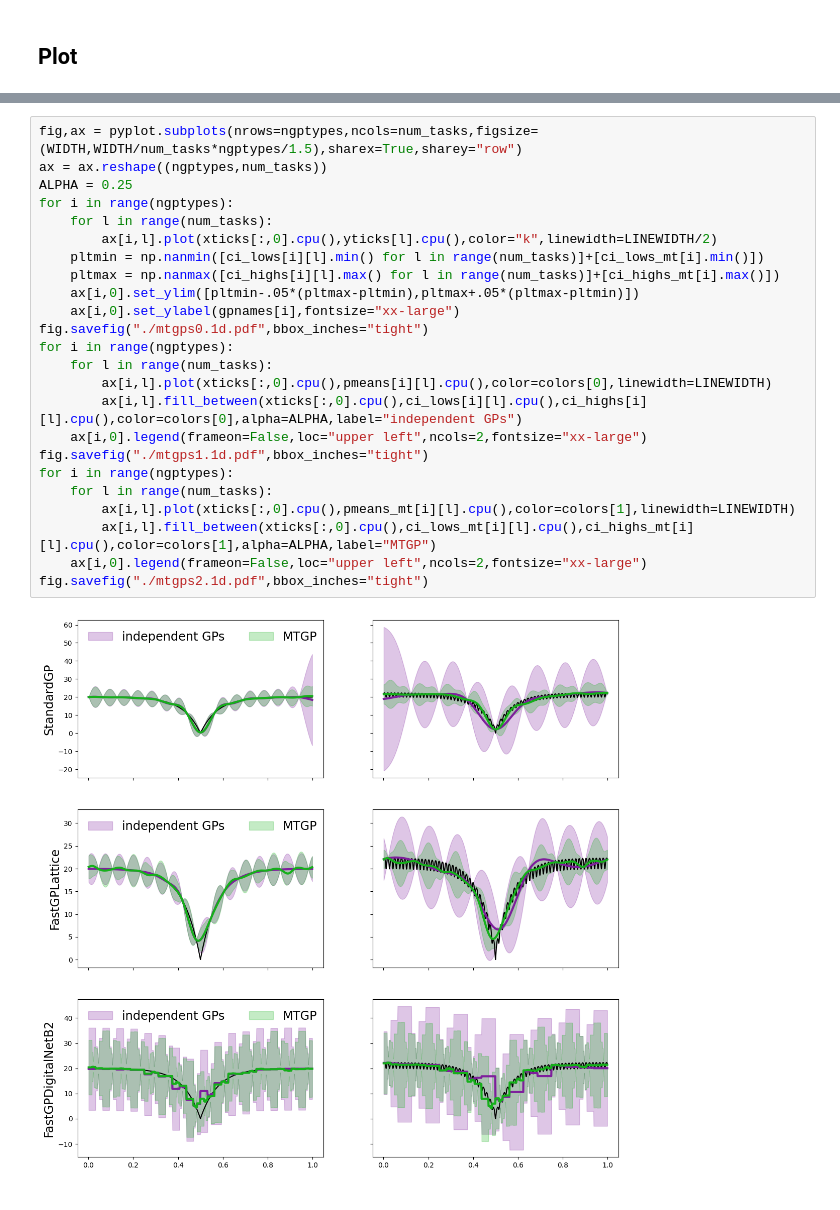
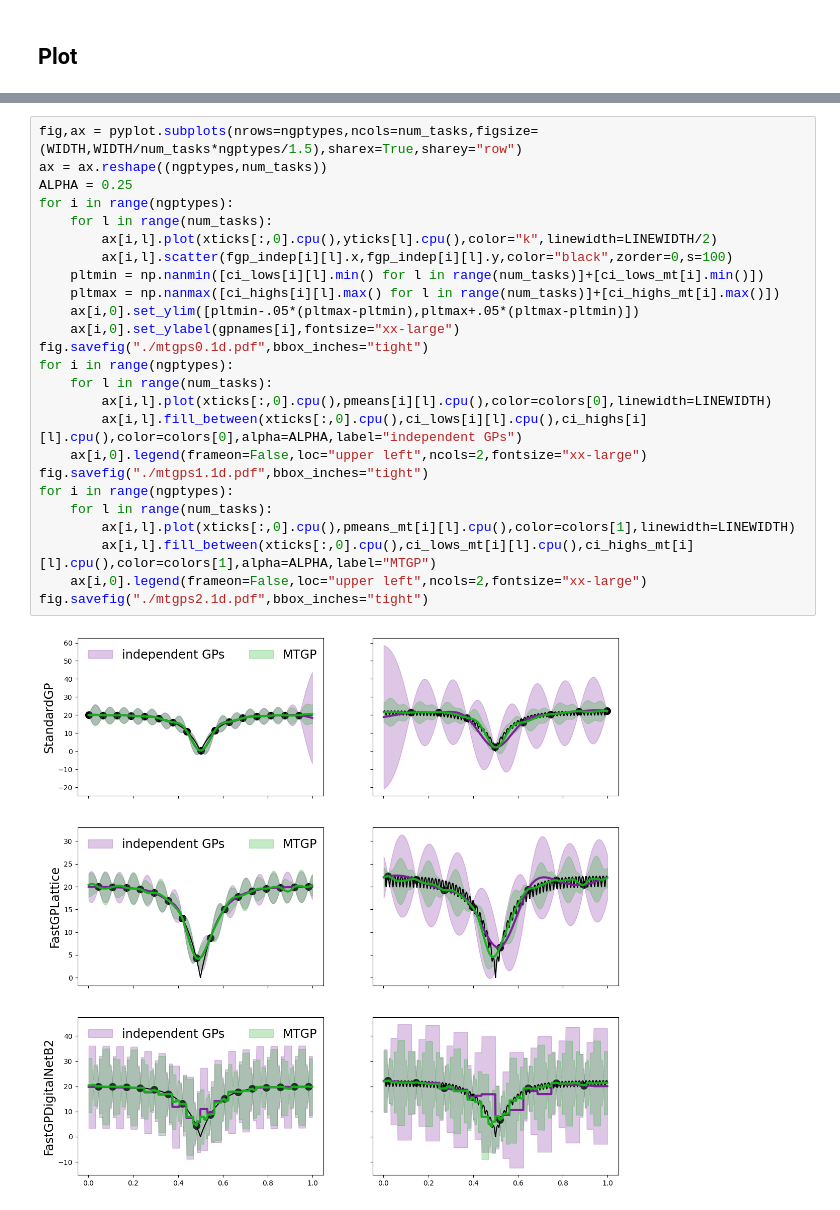
Before and after one commit to alegresor/fastgps, a Jupyter notebook: docs/examples/multitask/compare_1d_gps_plot.ipynb, the cells around one changed output, grey strips where cells are left out. Drawn from its saved outputs; the diff is of its cells as text.

```diff
--- a/docs/examples/multitask/compare_1d_gps_plot.ipynb
+++ b/docs/examples/multitask/compare_1d_gps_plot.ipynb
@@ -156,26 +176,27 @@ pd.DataFrame({gpnames[i]+" task %d"%j: [l2rerrors[i,j].item(),l2rerrors_mt[i,j].
 # %%
 fig,ax = pyplot.subplots(nrows=ngptypes,ncols=num_tasks,figsize=(WIDTH,WIDTH/num_tasks*ngptypes/1.5),sharex=True,sharey="row")
 ax = ax.reshape((ngptypes,num_tasks))
 ALPHA = 0.25
 for i in range(ngptypes):
     for l in range(num_tasks):
         ax[i,l].plot(xticks[:,0].cpu(),yticks[l].cpu(),color="k",linewidth=LINEWIDTH/2)
+        ax[i,l].scatter(fgp_indep[i][l].x,fgp_indep[i][l].y,color="black",zorder=0,s=100)
     pltmin = np.nanmin([ci_lows[i][l].min() for l in range(num_tasks)]+[ci_lows_mt[i].min()])
     pltmax = np.nanmax([ci_highs[i][l].max() for l in range(num_tasks)]+[ci_highs_mt[i].max()])
     ax[i,0].set_ylim([pltmin-.05*(pltmax-pltmin),pltmax+.05*(pltmax-pltmin)])
     ax[i,0].set_ylabel(gpnames[i],fontsize="xx-large")
 fig.savefig("./mtgps0.1d.pdf",bbox_inches="tight")
 for i in range(ngptypes):
     for l in range(num_tasks):
         ax[i,l].plot(xticks[:,0].cpu(),pmeans[i][l].cpu(),color=colors[0],linewidth=LINEWIDTH)
         ax[i,l].fill_between(xticks[:,0].cpu(),ci_lows[i][l].cpu(),ci_highs[i][l].cpu(),color=colors[0],alpha=ALPHA,label="independent GPs")
     ax[i,0].legend(frameon=False,loc="upper left",ncols=2,fontsize="xx-large")
 fig.savefig("./mtgps1.1d.pdf",bbox_inches="tight")
 for i in range(ngptypes):
     for l in range(num_tasks):
         ax[i,l].plot(xticks[:,0].cpu(),pmeans_mt[i][l].cpu(),color=colors[1],linewidth=LINEWIDTH)
         ax[i,l].fill_between(xticks[:,0].cpu(),ci_lows_mt[i][l].cpu(),ci_highs_mt[i][l].cpu(),color=colors[1],alpha=ALPHA,label="MTGP")
     ax[i,0].legend(frameon=False,loc="upper left",ncols=2,fontsize="xx-large")
 fig.savefig("./mtgps2.1d.pdf",bbox_inches="tight")
 # %% [output]
-[figure, old version]
+[figure, new version]
```
Also changed, not shown: parts of 1 cell of this notebook.
